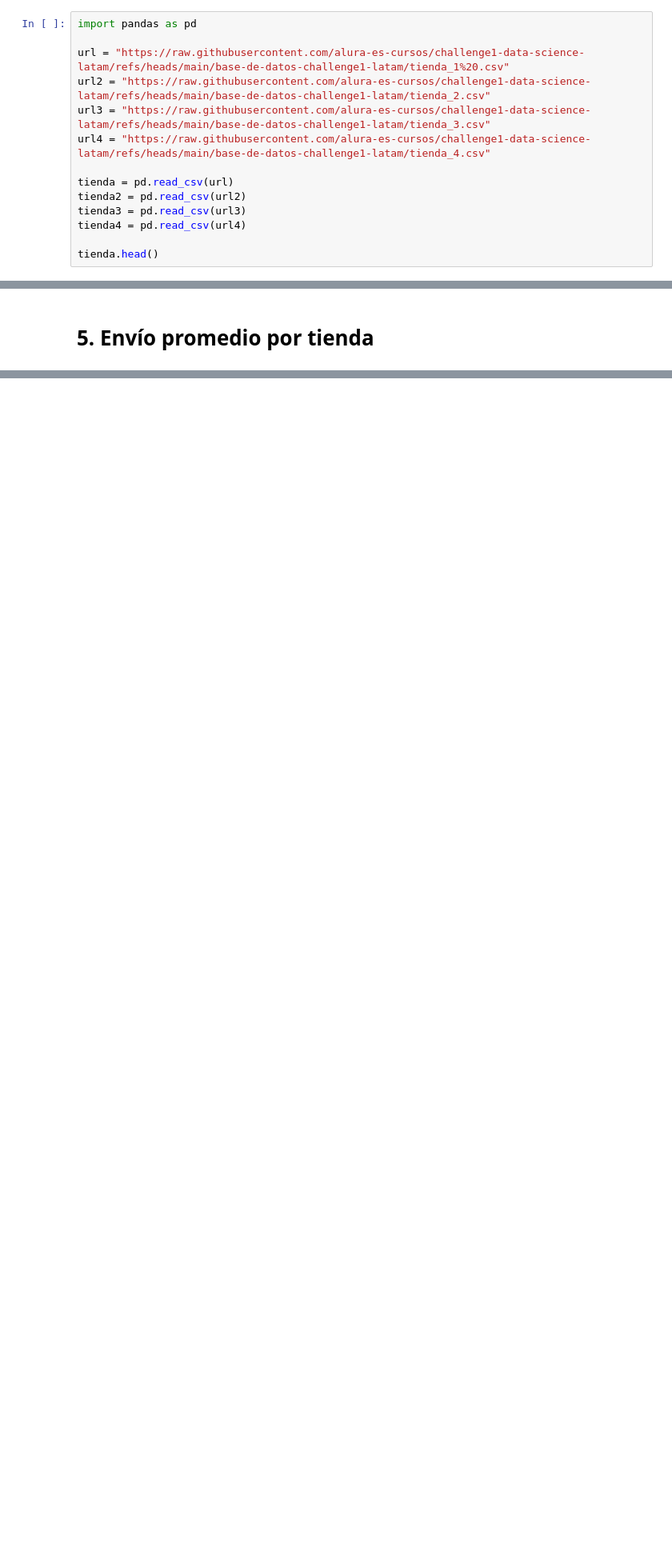
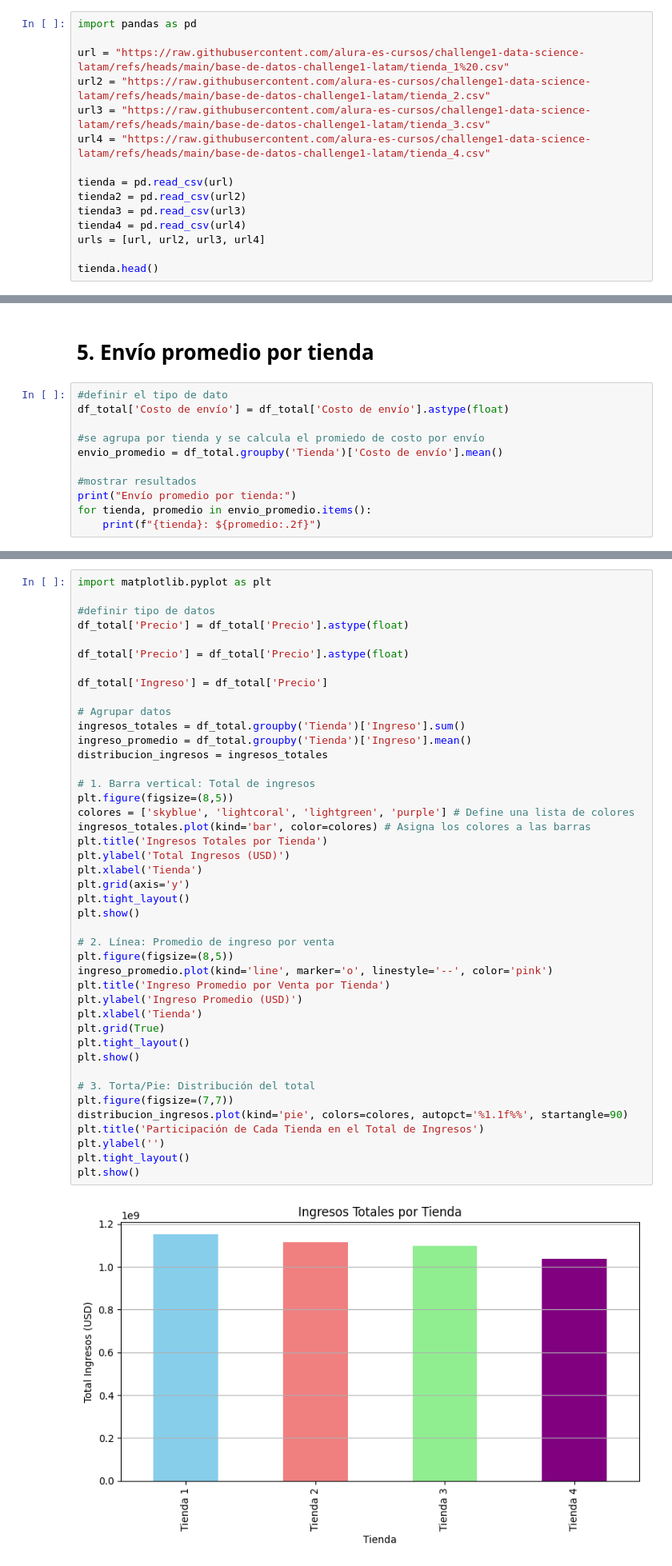
Before and after one commit to kinNomi/challenge1-data-science-latam, a Jupyter notebook: AluraStoreLatam.ipynb, the cells around one changed output, grey strips where cells are left out. Shown: that part at 80% size. Drawn from its saved outputs; the diff is of its cells as text; blank space fills up the shorter version.

```diff
--- a/AluraStoreLatam.ipynb
+++ b/AluraStoreLatam.ipynb
@@ -14,6 +14,7 @@ tienda = pd.read_csv(url)
 tienda2 = pd.read_csv(url2)
 tienda3 = pd.read_csv(url3)
 tienda4 = pd.read_csv(url4)
+urls = [url, url2, url3, url4]
 
 tienda.head()
 # %% [output]
@@ -34,2 +155,13 @@ tienda.head()
 # %% [markdown]
 # 5. Envío promedio por tienda
+# %%
+#definir el tipo de dato
+df_total['Costo de envío'] = df_total['Costo de envío'].astype(float)
+
+#se agrupa por tienda y se calcula el promiedo de costo por envío
+envio_promedio = df_total.groupby('Tienda')['Costo de envío'].mean()
+
+#mostrar resultados
+print("Envío promedio por tienda:")
+for tienda, promedio in envio_promedio.items():
+    print(f"{tienda}: ${promedio:.2f}")
@@ -35,0 +241,45 @@ tienda.head()
+# %%
+import matplotlib.pyplot as plt
+
+#definir tipo de datos
+df_total['Precio'] = df_total['Precio'].astype(float)
+
+df_total['Precio'] = df_total['Precio'].astype(float)
+
+df_total['Ingreso'] = df_total['Precio']
+
+# Agrupar datos
+ingresos_totales = df_total.groupby('Tienda')['Ingreso'].sum()
+ingreso_promedio = df_total.groupby('Tienda')['Ingreso'].mean()
+distribucion_ingresos = ingresos_totales
+
+# 1. Barra vertical: Total de ingresos
+plt.figure(figsize=(8,5))
+colores = ['skyblue', 'lightcoral', 'lightgreen', 'purple'] # Define una lista de colores
+ingresos_totales.plot(kind='bar', color=colores) # Asigna los colores a las barras
+plt.title('Ingresos Totales por Tienda')
+plt.ylabel('Total Ingresos (USD)')
+plt.xlabel('Tienda')
+plt.grid(axis='y')
+plt.tight_layout()
+plt.show()
+
+# 2. Línea: Promedio de ingreso por venta
+plt.figure(figsize=(8,5))
+ingreso_promedio.plot(kind='line', marker='o', linestyle='--', color='pink')
+plt.title('Ingreso Promedio por Venta por Tienda')
+plt.ylabel('Ingreso Promedio (USD)')
+plt.xlabel('Tienda')
+plt.grid(True)
+plt.tight_layout()
+plt.show()
+
+# 3. Torta/Pie: Distribución del total
+plt.figure(figsize=(7,7))
+distribucion_ingresos.plot(kind='pie', colors=colores, autopct='%1.1f%%', startangle=90)
+plt.title('Participación de Cada Tienda en el Total de Ingresos')
+plt.ylabel('')
+plt.tight_layout()
+plt.show()
+# %% [output]
+[figure, added]
```
Also changed, not shown: parts of 12 cells of this notebook.
